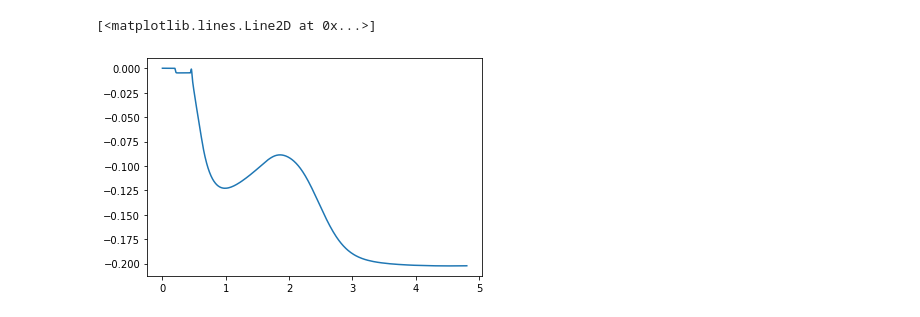
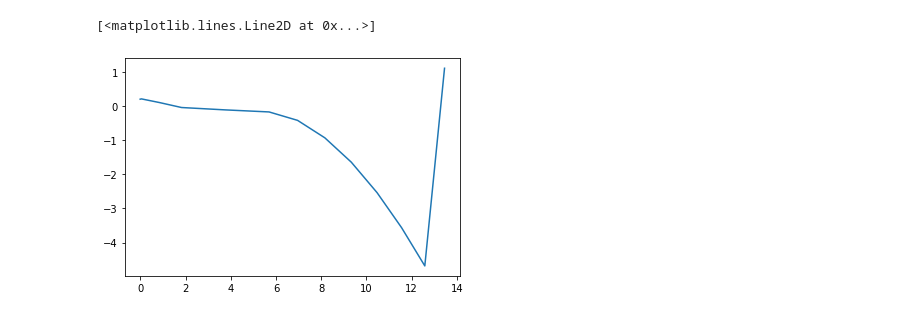
Before and after one commit to AvaRat/dynamic-model-car-simulator, a Jupyter notebook: simulator_visualization.ipynb, the cells around one changed output. Cells and saved outputs as stored; diff of their text form; code cells hidden in the pictures.

```diff
--- a/simulator_visualization.ipynb
+++ b/simulator_visualization.ipynb
@@ -285,5 +285,5 @@ plt.plot(np.diff(slip_angle[:][::n]), '.')
 # %%
-plt.plot(data['t'], data['yaw_rate'])
+plt.plot(data['track_progress'][:][::n], data['error'][:][::n])
 # %% [output]
 [<matplotlib.lines.Line2D at 0x...>]
-[figure, old version]
+[figure, new version]
```
Also changed, not shown: parts of 22 cells of this notebook, 3 other files.
